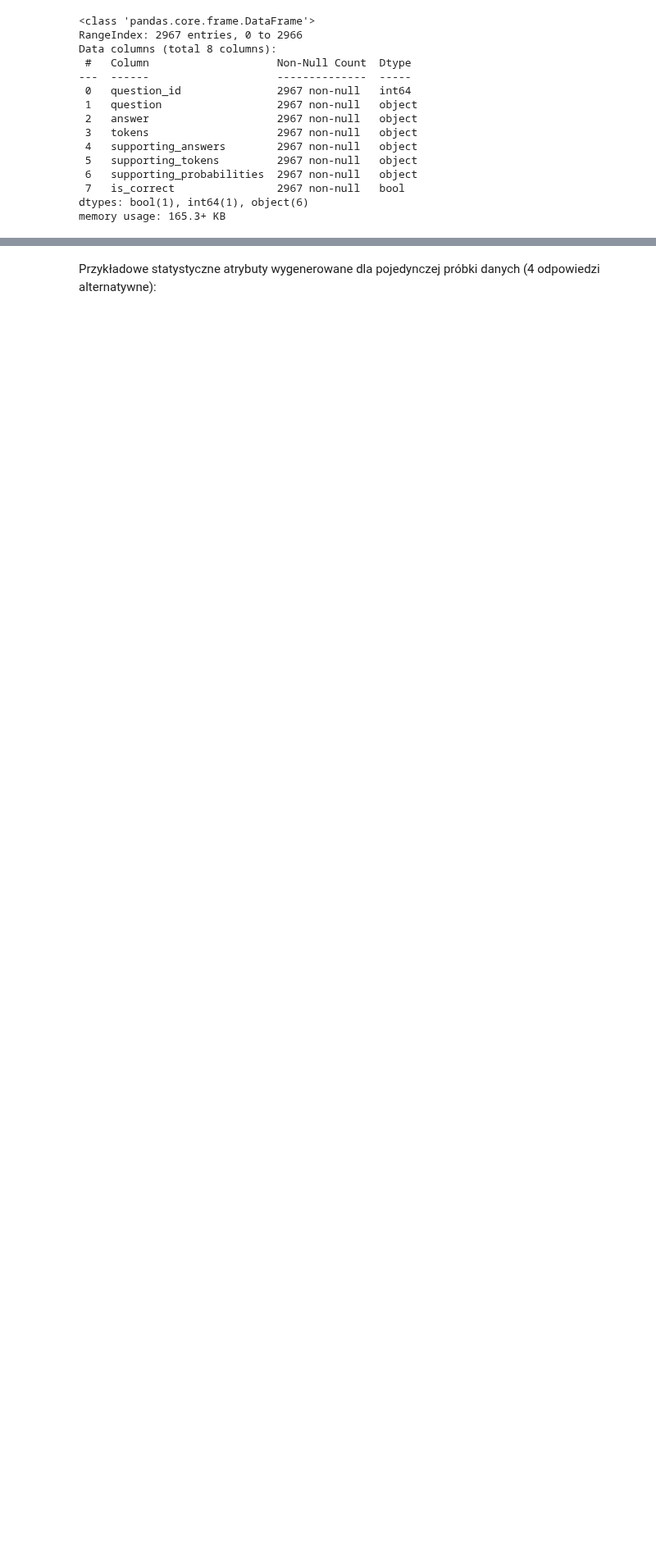
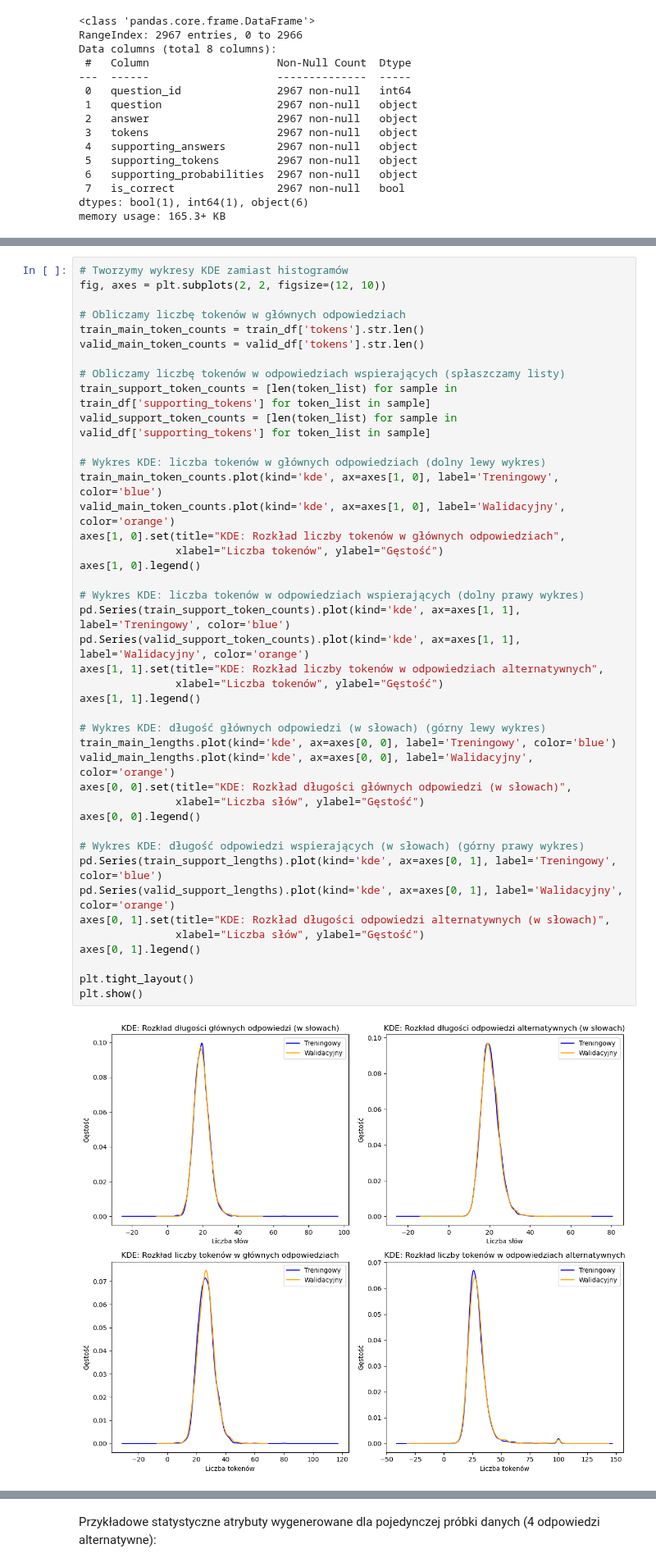
Before and after one commit to OlimpiadaAI/II-OlimpiadaAI, a Jupyter notebook: 1_etap/2_wykrywanie_halucynacji/2_wykrywanie_halucynacji_rozw.ipynb, the cells around one changed output, grey strips where cells are left out. Shown at 82% size. Saved outputs shown, nothing was run; the diff lists cells and outputs as text; blank space fills up the shorter version.

```diff
--- a/1_etap/2_wykrywanie_halucynacji/2_wykrywanie_halucynacji_rozw.ipynb
+++ b/1_etap/2_wykrywanie_halucynacji/2_wykrywanie_halucynacji_rozw.ipynb
@@ -402 +350,45 @@ plt.show()
+# %%
+# Tworzymy wykresy KDE zamiast histogramów
+fig, axes = plt.subplots(2, 2, figsize=(12, 10))
+
+# Obliczamy liczbę tokenów w głównych odpowiedziach
+train_main_token_counts = train_df['tokens'].str.len()
+valid_main_token_counts = valid_df['tokens'].str.len()
+
+# Obliczamy liczbę tokenów w odpowiedziach wspierających (spłaszczamy listy)
+train_support_token_counts = [len(token_list) for sample in train_df['supporting_tokens'] for token_list in sample]
+valid_support_token_counts = [len(token_list) for sample in valid_df['supporting_tokens'] for token_list in sample]
+
+# Wykres KDE: liczba tokenów w głównych odpowiedziach (dolny lewy wykres)
+train_main_token_counts.plot(kind='kde', ax=axes[1, 0], label='Treningowy', color='blue')
+valid_main_token_counts.plot(kind='kde', ax=axes[1, 0], label='Walidacyjny', color='orange')
+axes[1, 0].set(title="KDE: Rozkład liczby tokenów w głównych odpowiedziach",
+               xlabel="Liczba tokenów", ylabel="Gęstość")
+axes[1, 0].legend()
+
+# Wykres KDE: liczba tokenów w odpowiedziach wspierających (dolny prawy wykres)
+pd.Series(train_support_token_counts).plot(kind='kde', ax=axes[1, 1], label='Treningowy', color='blue')
+pd.Series(valid_support_token_counts).plot(kind='kde', ax=axes[1, 1], label='Walidacyjny', color='orange')
+axes[1, 1].set(title="KDE: Rozkład liczby tokenów w odpowiedziach alternatywnych",
+               xlabel="Liczba tokenów", ylabel="Gęstość")
+axes[1, 1].legend()
+
+# Wykres KDE: długość głównych odpowiedzi (w słowach) (górny lewy wykres)
+train_main_lengths.plot(kind='kde', ax=axes[0, 0], label='Treningowy', color='blue')
+valid_main_lengths.plot(kind='kde', ax=axes[0, 0], label='Walidacyjny', color='orange')
+axes[0, 0].set(title="KDE: Rozkład długości głównych odpowiedzi (w słowach)",
+               xlabel="Liczba słów", ylabel="Gęstość")
+axes[0, 0].legend()
+
+# Wykres KDE: długość odpowiedzi wspierających (w słowach) (górny prawy wykres)
+pd.Series(train_support_lengths).plot(kind='kde', ax=axes[0, 1], label='Treningowy', color='blue')
+pd.Series(valid_support_lengths).plot(kind='kde', ax=axes[0, 1], label='Walidacyjny', color='orange')
+axes[0, 1].set(title="KDE: Rozkład długości odpowiedzi alternatywnych (w słowach)",
+               xlabel="Liczba słów", ylabel="Gęstość")
+axes[0, 1].legend()
+
+plt.tight_layout()
+plt.show()
+# %% [output]
+[figure, added]
 # %% [markdown]
```
Also changed, not shown: parts of 19 cells of this notebook.
